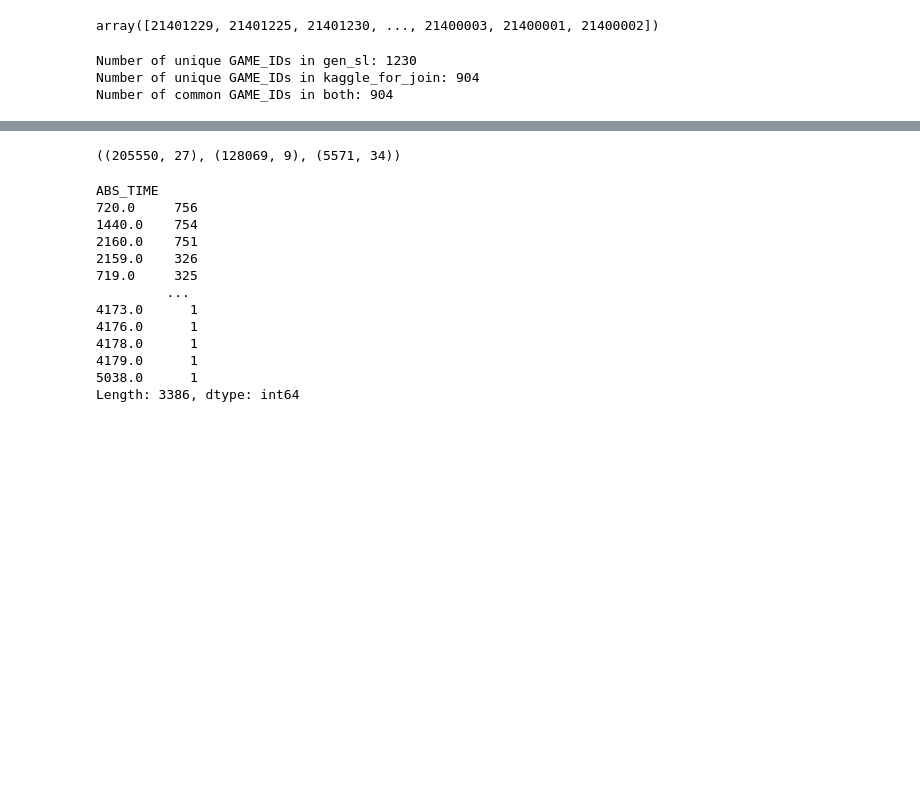
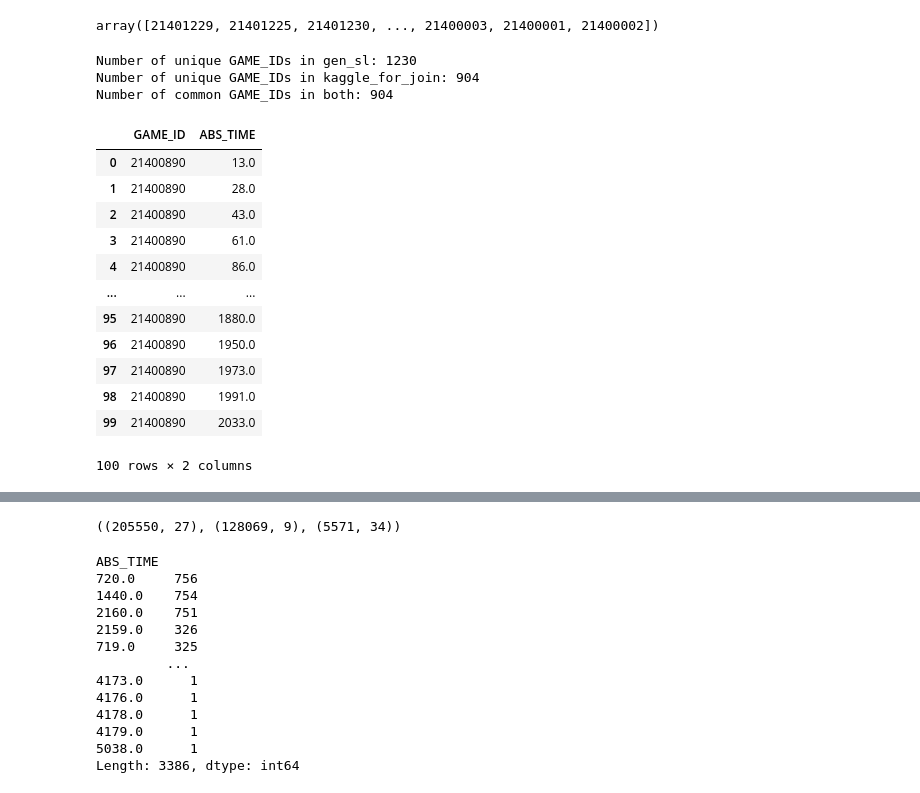
Before and after one commit to BigBabik/Shotpred, a Jupyter notebook: notebooks/dataworks.ipynb, the cells around one changed output, grey strips where cells are left out. Drawn from its saved outputs; the diff is of its cells as text; code cells hidden in the pictures; blank space fills up the shorter version.

```diff
--- a/notebooks/dataworks.ipynb
+++ b/notebooks/dataworks.ipynb
@@ -84,3 +84,19 @@ print(f"Number of common GAME_IDs in both: {len(common_game_ids)}")
 Number of unique GAME_IDs in gen_sl: 1230
 Number of unique GAME_IDs in kaggle_for_join: 904
 Number of common GAME_IDs in both: 904
+# %%
+kaggle_for_join[kaggle_for_join.GAME_ID == 21400890][['GAME_ID', 'ABS_TIME']].sort_values(by='ABS_TIME').reset_index(drop=True).head(100)
+# %% [output]
+|  | GAME_ID | ABS_TIME |
+| 0 | 21400890 | 13.0 |
+| 1 | 21400890 | 28.0 |
+| 2 | 21400890 | 43.0 |
+| 3 | 21400890 | 61.0 |
+| 4 | 21400890 | 86.0 |
+| ... | ... | ... |
+| 95 | 21400890 | 1880.0 |
+| 96 | 21400890 | 1950.0 |
+| 97 | 21400890 | 1973.0 |
+| 98 | 21400890 | 1991.0 |
+| 99 | 21400890 | 2033.0 |
+100 rows × 2 columns
```
Also changed, not shown: parts of 7 cells of this notebook, 1 other file.
